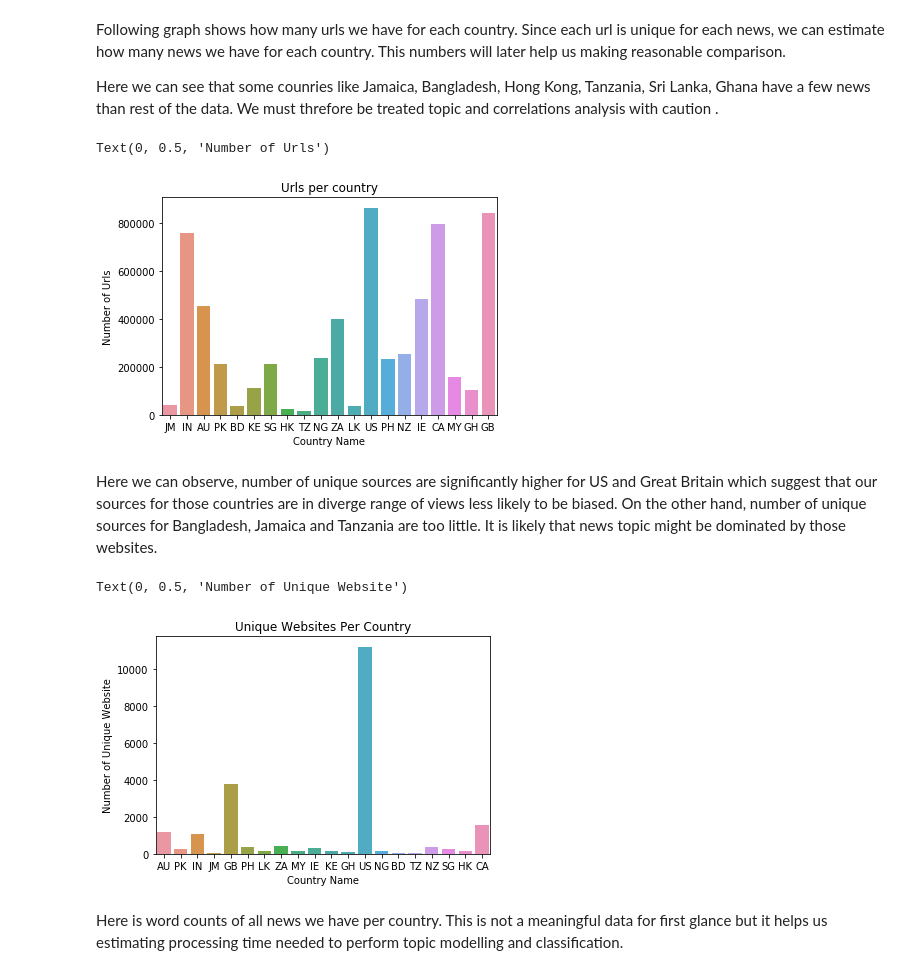
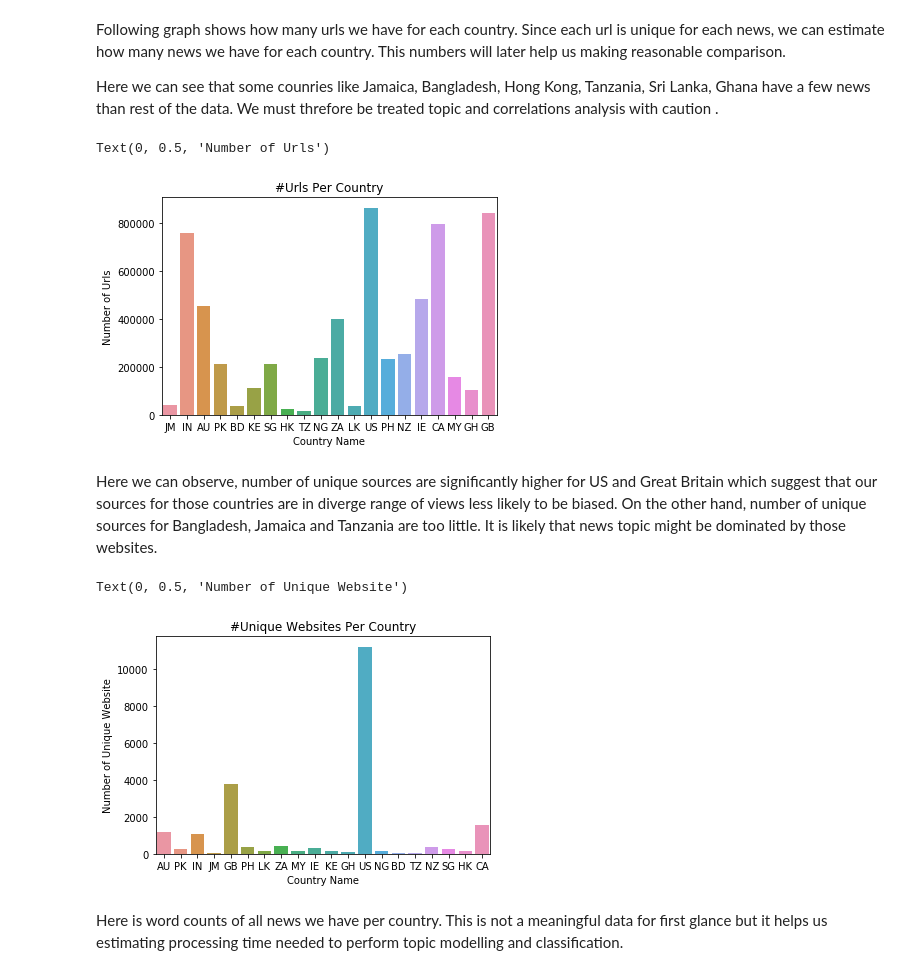
Before and after one commit to camligorkem/ADA_2018_Project, a Jupyter notebook: Spark_Notebook.ipynb, the cells around one changed output. Drawn from its saved outputs; the diff is of its cells as text; code cells hidden in the pictures.

```diff
--- a/Spark_Notebook.ipynb
+++ b/Spark_Notebook.ipynb
@@ -40,22 +35,22 @@ Following graph shows how many urls we have for each country. Since each url is
 Here we can see that some counries like Jamaica, Bangladesh, Hong Kong, Tanzania, Sri Lanka, Ghana have a few news than rest of the data. We must threfore be treated topic and correlations analysis with caution .
 # %%
 urls_pd = urls.toPandas()
-ax = sns.barplot(x="country", y="count", data=urls_pd).set_title('Urls Per Country')
+ax = sns.barplot(x="country", y="count", data=urls_pd).set_title('#Urls Per Country')
 plt.xlabel('Country Name')
 plt.ylabel('Number of Urls')
 # %% [output]
 Text(0, 0.5, 'Number of Urls')
-[figure, old version]
+[figure, new version]
 # %% [markdown]
 Here we can observe, number of unique sources are significantly higher for US and Great Britain which suggest that our sources for those countries are in diverge range of views less likely to be biased. On the other hand, number of unique sources for Bangladesh, Jamaica and Tanzania are too little. It is likely that news topic might be dominated by those websites.
 # %%
 websites_pd = websites.toPandas()
-ax = sns.barplot(x="country", y="websites_per_country", data=websites_pd).set_title('Unique Websites Per Country')
+ax = sns.barplot(x="country", y="websites_per_country", data=websites_pd).set_title('#Unique Websites Per Country')
 plt.xlabel('Country Name')
 plt.ylabel('Number of Unique Website')
 # %% [output]
 Text(0, 0.5, 'Number of Unique Website')
-[figure, old version]
+[figure, new version]
 # %% [markdown]
 Here is word counts of all news we have per country. This is not a meaningful data for first glance but it helps us estimating processing time needed to perform topic modelling and classification.
 # %%
```
Also changed, not shown: parts of 1 cell of this notebook, 5 other files.
